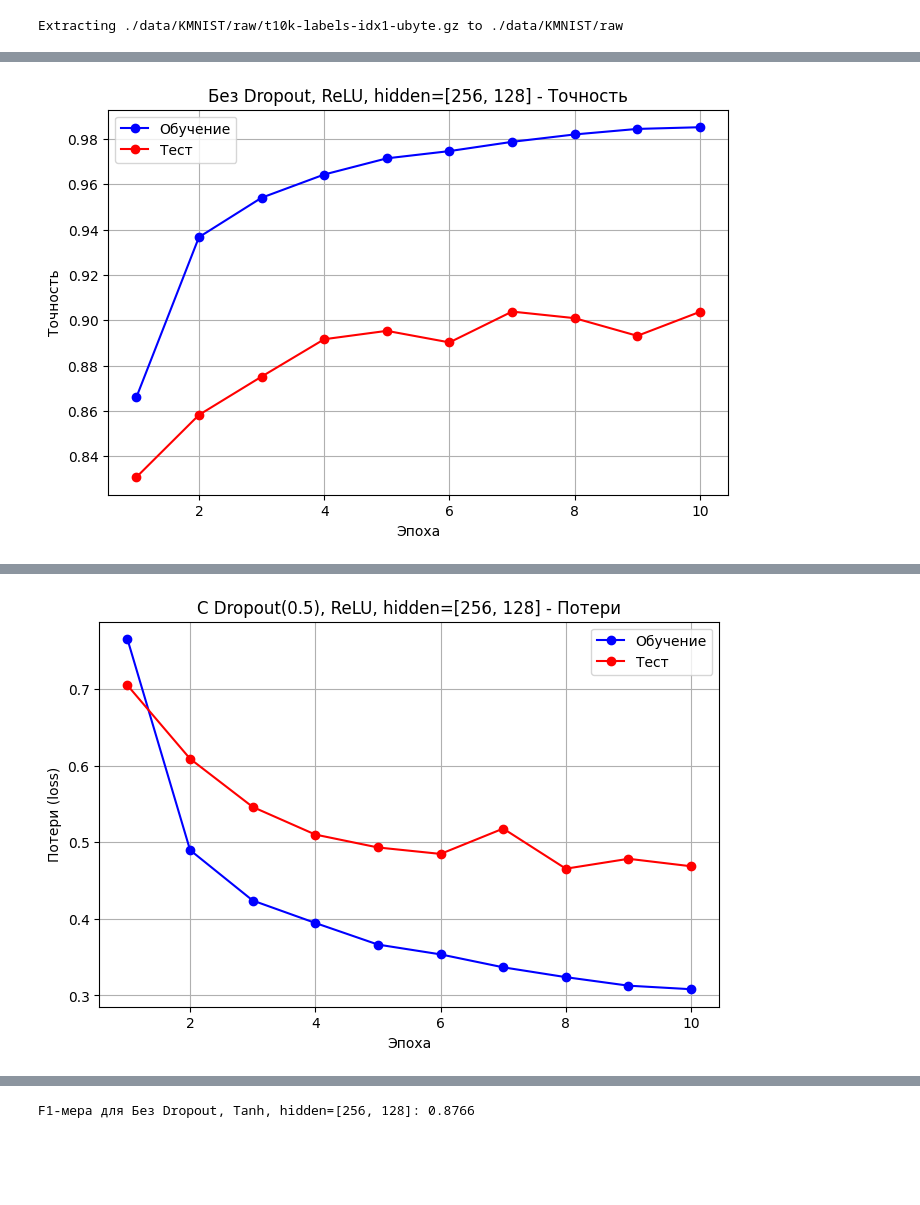
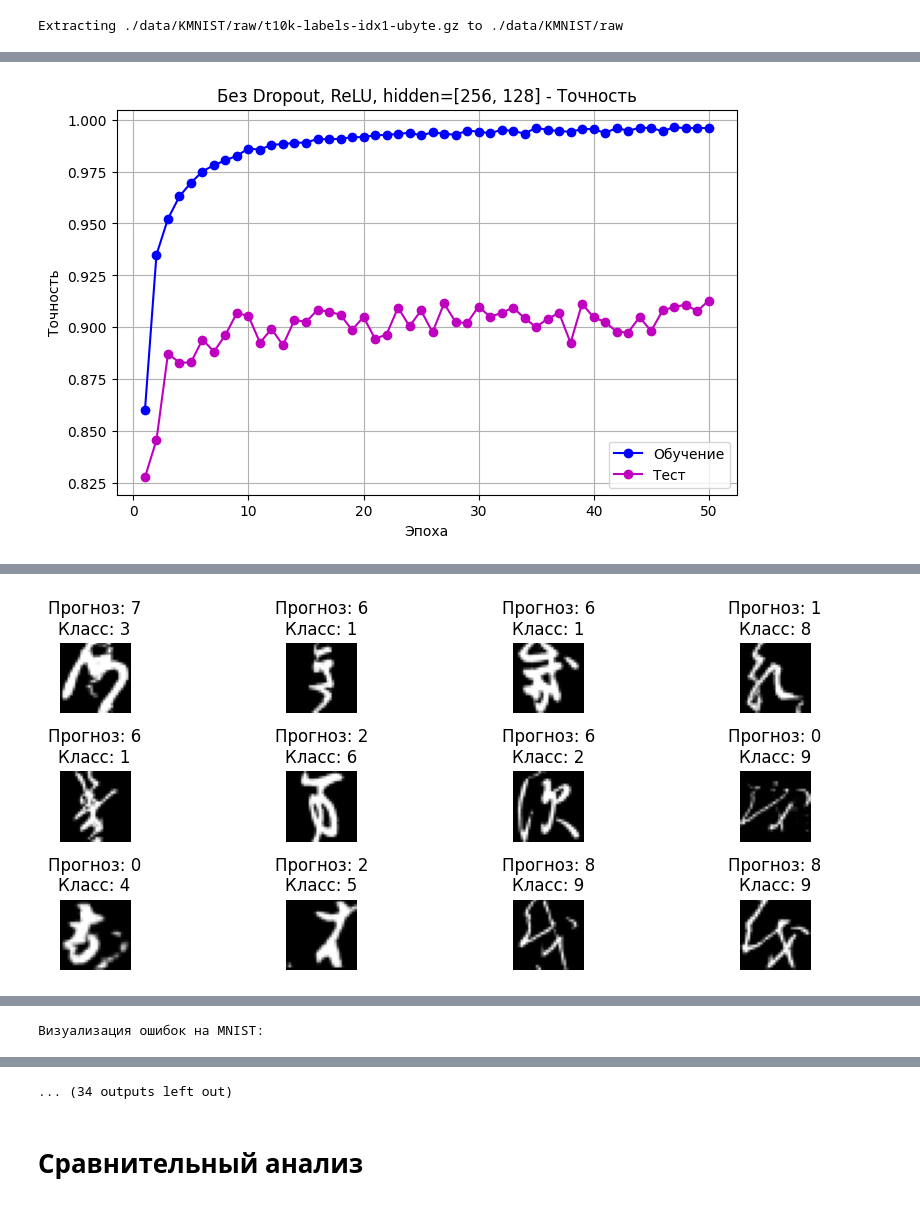
Before and after one commit to berberberk/timl-ss-2025, a Jupyter notebook: TIML1_FCNN.ipynb, the cells around one changed output, grey strips where cells are left out. Drawn from its saved outputs; the diff is of its cells as text; code cells hidden in the pictures; blank space fills up the shorter version.

```diff
--- a/TIML1_FCNN.ipynb
+++ b/TIML1_FCNN.ipynb
@@ -111,7 +117,7 @@ def plot_metrics(train_metrics, test_metrics, ylabel, title):
     epochs = range(1, len(train_metrics)+1)
     plt.figure(figsize=(8, 5))
     plt.plot(epochs, train_metrics, 'bo-', label='Обучение')
-    plt.plot(epochs, test_metrics, 'ro-', label='Тест')
+    plt.plot(epochs, test_metrics, 'mo-', label='Тест')
     plt.title(title)
     plt.xlabel("Эпоха")
     plt.ylabel(ylabel)
@@ -145,7 +151,7 @@ def plot_misclassified(model, data_loader, device, num_images=12):
         for i, (img, pred, true) in enumerate(zip(misclassified_imgs, misclassified_preds, misclassified_labels)):
             plt.subplot(3, num_images//3, i+1)
             plt.imshow(img, cmap='gray')
-            plt.title(f"pred: {pred}\ntrue: {true}")
+            plt.title(f"Прогноз: {pred}\nКласс: {true}")
             plt.axis('off')
         plt.tight_layout()
         plt.show()
@@ -254,3 +262,7 @@ plot_misclassified(model_mnist, test_loader_mnist, device, num_images=12)
+# %%
+num_epochs = 50
+batch_size = 64
+learning_rate = 0.001
 # %%
 # Загрузка датасета KMNIST
 train_dataset_kmnist = torchvision.datasets.KMNIST(root='./data', train=True, download=True, transform=transform)
@@ -279,9 +291,15 @@ Extracting ./data/KMNIST/raw/t10k-labels-idx1-ubyte.gz to ./data/KMNIST/raw
 experiments = [
     {"name": "Без Dropout, ReLU, hidden=[256, 128]", "hidden_dims": [256, 128], "activation": "relu", "dropout": 0.0},
     {"name": "С Dropout(0.5), ReLU, hidden=[256, 128]", "hidden_dims": [256, 128], "activation": "relu", "dropout": 0.5},
-    # Можно добавить и эксперименты с Sigmoid и Tanh
+    # Эксперименты с другими функциями активации
     {"name": "Без Dropout, Sigmoid, hidden=[256, 128]", "hidden_dims": [256, 128], "activation": "sigmoid", "dropout": 0.0},
     {"name": "Без Dropout, Tanh, hidden=[256, 128]", "hidden_dims": [256, 128], "activation": "tanh", "dropout": 0.0},
+    # Эксперименты с другим количеством нейронов в слоях
+    {"name": "Без Dropout, ReLU, hidden=[512, 256]", "hidden_dims": [512, 256], "activation": "relu", "dropout": 0.0},
+    {"name": "Без Dropout, ReLU, hidden=[128, 64]", "hidden_dims": [128, 64], "activation": "relu", "dropout": 0.0},
+    {"name": "Без Dropout, ReLU, hidden=[256, 128, 64]", "hidden_dims": [256, 128, 64], "activation": "relu", "dropout": 0.0},
+    {"name": "Без Dropout, ReLU, hidden=[512, 256, 128]", "hidden_dims": [512, 256, 128], "activation": "relu", "dropout": 0.0},
+    {"name": "С Dropout(0.5), ReLU, hidden=[512, 256, 128]", "hidden_dims": [512, 256, 128], "activation": "relu", "dropout": 0.5},
 ]
 # %%
 # Словари для хранения метрик по экспериментам
@@ -315,8 +333,12 @@ for exp in experiments:
     }
 
     # Построение графиков для текущего эксперимента
-    plot_metrics(train_losses_exp, test_losses_exp, ylabel="Потери (loss)", title=f"{exp['name']} - Потери")
+    plot_metrics(train_losses_exp, test_losses_exp, ylabel="Функционал потерь", title=f"{exp['name']} - Функционал потерь")
     plot_metrics(train_accuracies_exp, test_accuracies_exp, ylabel="Точность", title=f"{exp['name']} - Точность")
+
+    # Визуализация неверно классифицированных изображений
+    print("Визуализация ошибок на MNIST:")
+    plot_misclassified(model, test_loader_kmnist, device, num_images=12)
 
     # Оценка F1-меры на тестовой выборке
     _, _, preds, labels = evaluate(model, test_loader_kmnist, criterion_kmnist, device, return_preds=True)
@@ -338 +366 @@ for exp in experiments:
-[figure, old version]
+[figure, new version]
@@ -352 +368 @@ F1-мера для Без Dropout, ReLU, hidden=[256, 128]: 0.9039
-[figure, old version]
+[figure, new version]
@@ -367,0 +388 @@ F1-мера для С Dropout(0.5), ReLU, hidden=[256, 128]: 0.8567
+Визуализация ошибок на MNIST:
@@ -384,4 +408,6 @@ F1-мера для Без Dropout, Sigmoid, hidden=[256, 128]: 0.8826
-F1-мера для Без Dropout, Tanh, hidden=[256, 128]: 0.8766
+... (34 outputs left out)
+# %% [markdown]
+# Сравнительный анализ
 # %%
 # Сравнительный анализ – можно вывести сводную таблицу по последней эпохе каждого эксперимента
 print("\nСравнительный анализ на KMNIST (последняя эпоха):")
```
Also changed, not shown: parts of 16 cells of this notebook.
